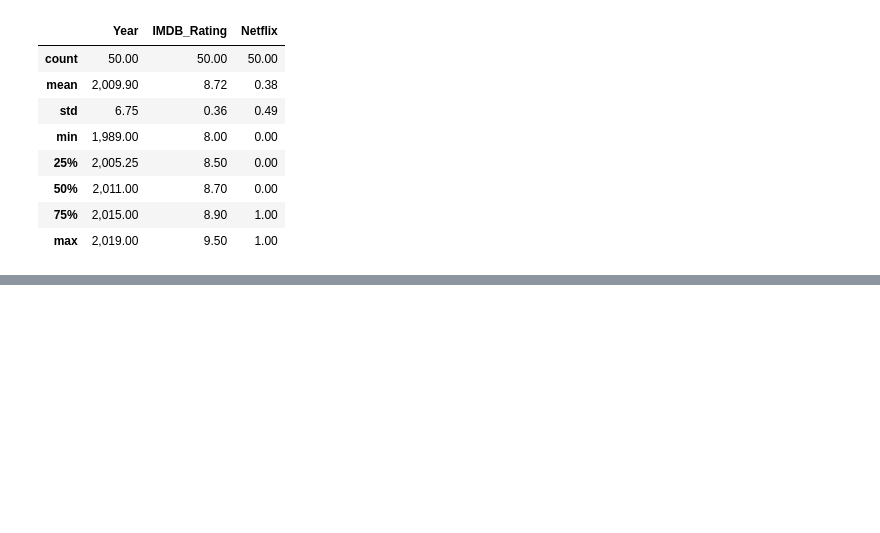
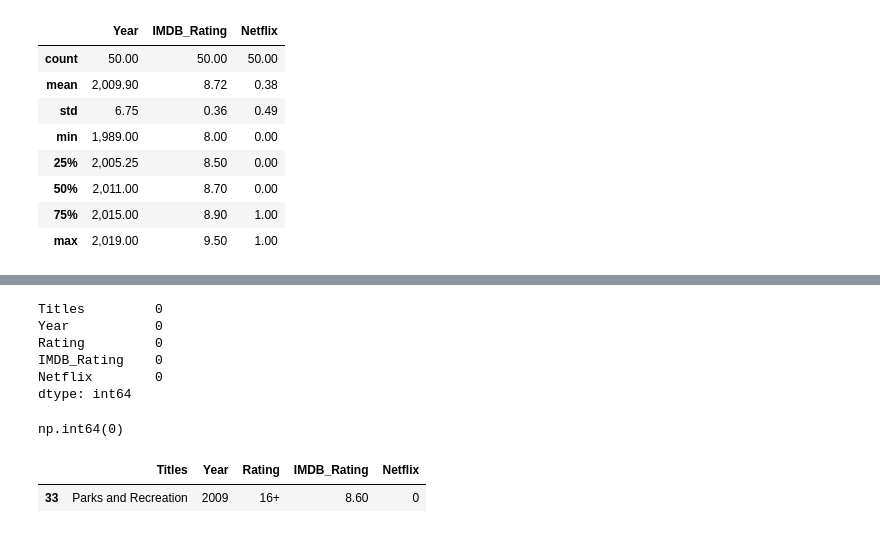
Before and after one commit to jotap53/claude_ciencia_de_dados, a Jupyter notebook: notebooks/estudo_de_caso_001.ipynb, the cells around one changed output, grey strips where cells are left out. Drawn from its saved outputs; the diff is of its cells as text; code cells hidden in the pictures; blank space fills up the shorter version.

```diff
--- a/notebooks/estudo_de_caso_001.ipynb
+++ b/notebooks/estudo_de_caso_001.ipynb
@@ -71,0 +141,18 @@ df.describe()
+# %%
+df.isnull().sum() # Conta os valores nulos por coluna
+# %% [output]
+Titles         0
+Year           0
+Rating         0
+IMDB_Rating    0
+Netflix        0
+dtype: int64
+# %%
+df.duplicated().sum() # Conta linhas completamente duplicadas
+# %% [output]
+np.int64(0)
+# %%
+df.sample() # Retorna N linhas aleatórias (melhor que head para datasets viciados)
+# %% [output]
+|  | Titles | Year | Rating | IMDB_Rating | Netflix |
+| 33 | Parks and Recreation | 2009 | 16+ | 8.60 | 0 |
```
Also changed, not shown: parts of 19 cells of this notebook, 2 other files.
